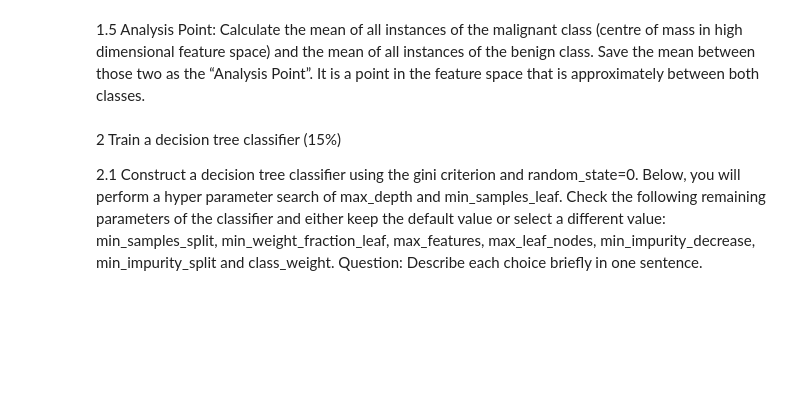
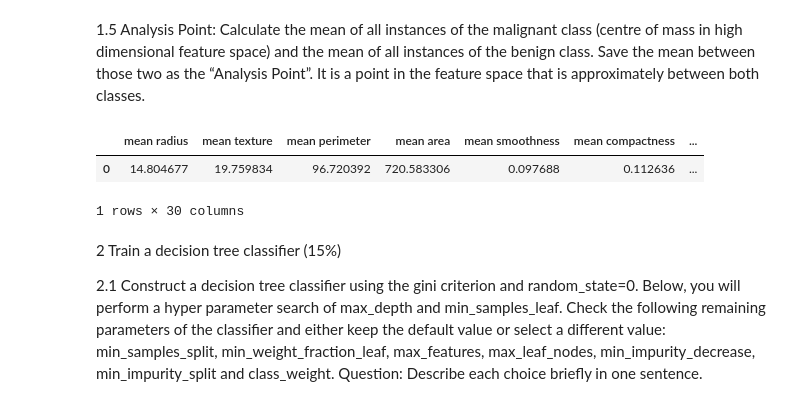
Before and after one commit to RoastedKernel/uni_Machine_Learning, a Jupyter notebook: Uni_Sub/ML_Tools/assign2/Assignment2_Template(1).ipynb, the cells around one changed output. Drawn from its saved outputs; the diff is of its cells as text; code cells hidden in the pictures; blank space fills up the shorter version.

```diff
--- a/Uni_Sub/ML_Tools/assign2/Assignment2_Template(1).ipynb
+++ b/Uni_Sub/ML_Tools/assign2/Assignment2_Template(1).ipynb
@@ -136,3 +159,22 @@ Answer:
+# %%
+# code here
+M = data_DT[(data_DT['target'] != 0)].copy()
+B = data_DT[(data_DT['target'] == 0)].copy()
+malignant = M.drop(columns=['target'])
+benign = B.drop(columns=['target'])
+malignant_mean = malignant.mean()
+benign_mean = benign.mean()
+analysis_point = (malignant_mean+benign_mean)/2
+
+analysis_point_df = (pd.DataFrame(analysis_point)).T
+analysis_point_df
+
+# ap_df_t = analysis_point_df
+# ap_df = pd.concat([ap_df_t]*455,ignore_index=True)
+# %% [output]
+|  | mean radius | mean texture | mean perimeter | mean area | mean smoothness | mean compactness | ... |
+| 0 | 14.804677 | 19.759834 | 96.720392 | 720.583306 | 0.097688 | 0.112636 | ... |
+1 rows × 30 columns
 # %% [markdown]
 2	Train a decision tree classifier (15%)
 
```
Also changed, not shown: parts of 10 cells of this notebook, 1 other file.
